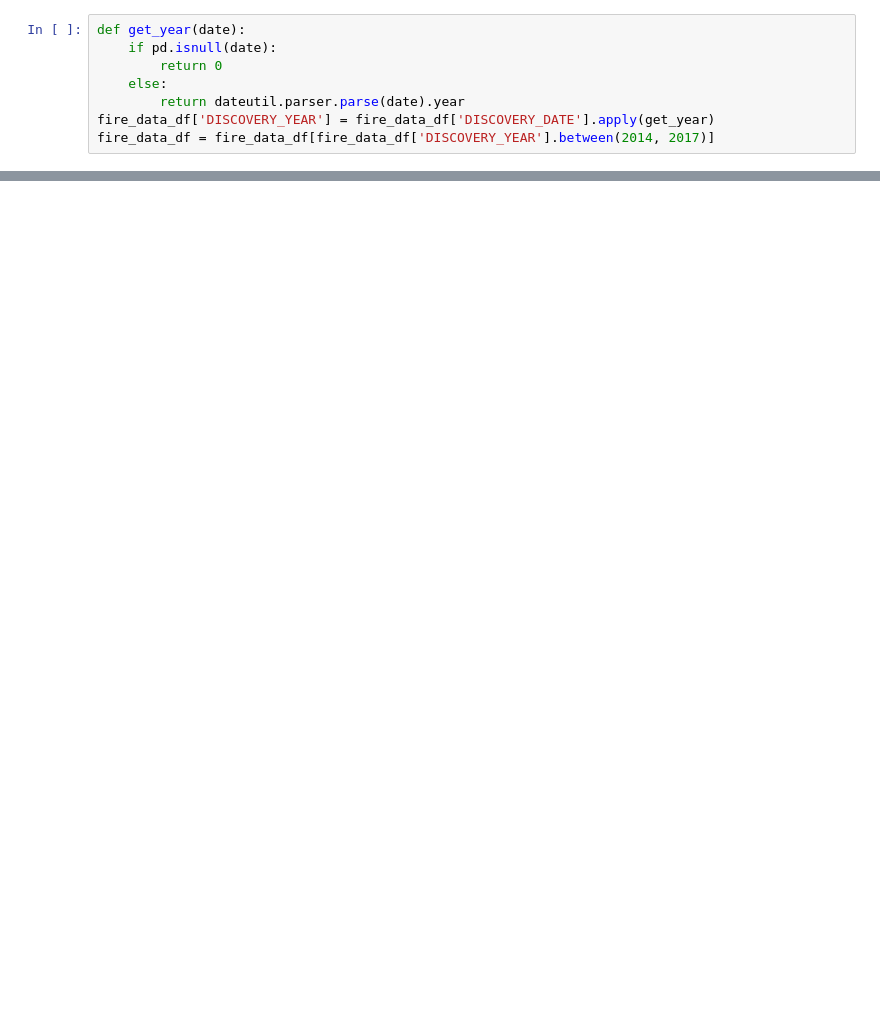
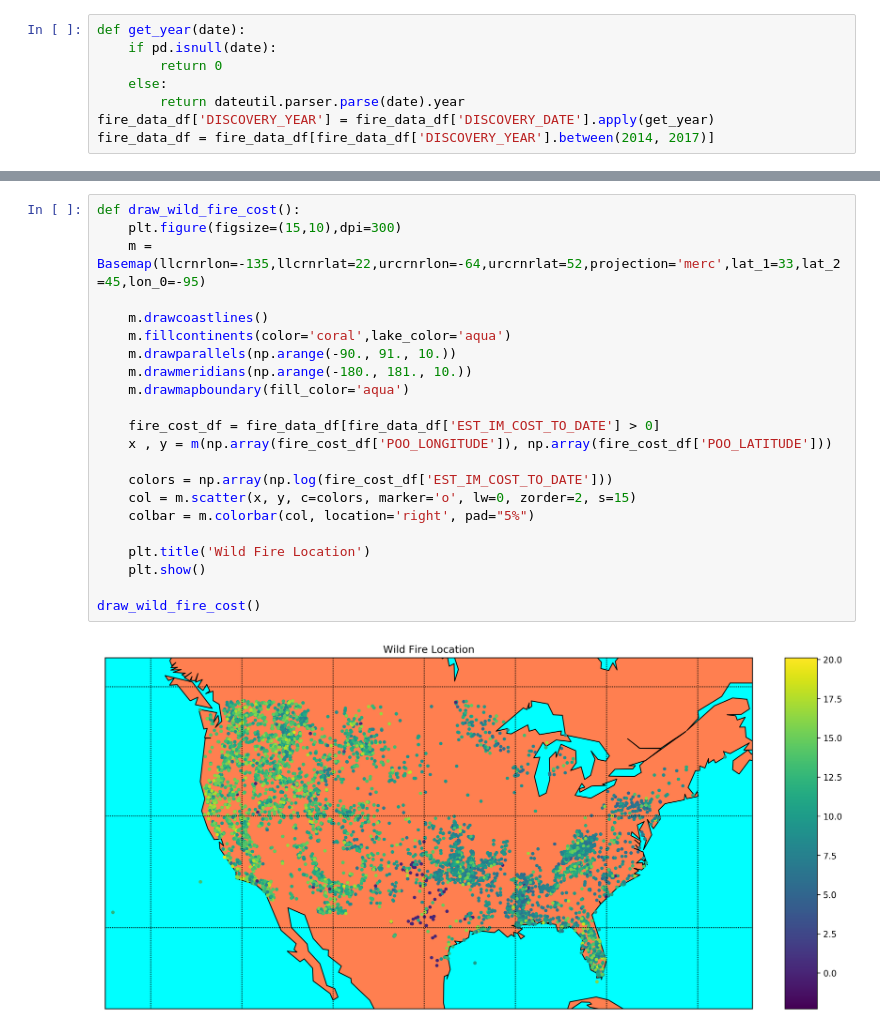
Before and after one commit to paperhe/WildFire, a Jupyter notebook: wildfire.ipynb, the cells around one changed output, grey strips where cells are left out. Saved outputs shown, nothing was run; the diff lists cells and outputs as text; blank space fills up the shorter version.

```diff
--- a/wildfire.ipynb
+++ b/wildfire.ipynb
@@ -50,0 +88,24 @@ draw_wild_fire_location()
+# %%
+def draw_wild_fire_cost():
+    plt.figure(figsize=(15,10),dpi=300)
+    m = Basemap(llcrnrlon=-135,llcrnrlat=22,urcrnrlon=-64,urcrnrlat=52,projection='merc',lat_1=33,lat_2=45,lon_0=-95)
+
+    m.drawcoastlines()
+    m.fillcontinents(color='coral',lake_color='aqua')
+    m.drawparallels(np.arange(-90., 91., 10.))
+    m.drawmeridians(np.arange(-180., 181., 10.))
+    m.drawmapboundary(fill_color='aqua')
+
+    fire_cost_df = fire_data_df[fire_data_df['EST_IM_COST_TO_DATE'] > 0]
+    x , y = m(np.array(fire_cost_df['POO_LONGITUDE']), np.array(fire_cost_df['POO_LATITUDE']))
+
+    colors = np.array(np.log(fire_cost_df['EST_IM_COST_TO_DATE']))
+    col = m.scatter(x, y, c=colors, marker='o', lw=0, zorder=2, s=15)
+    colbar = m.colorbar(col, location='right', pad="5%")
+
+    plt.title('Wild Fire Location')
+    plt.show()
+
+draw_wild_fire_cost()
+# %% [output]
+[figure, added]
```
Also changed, not shown: parts of 13 cells of this notebook.
